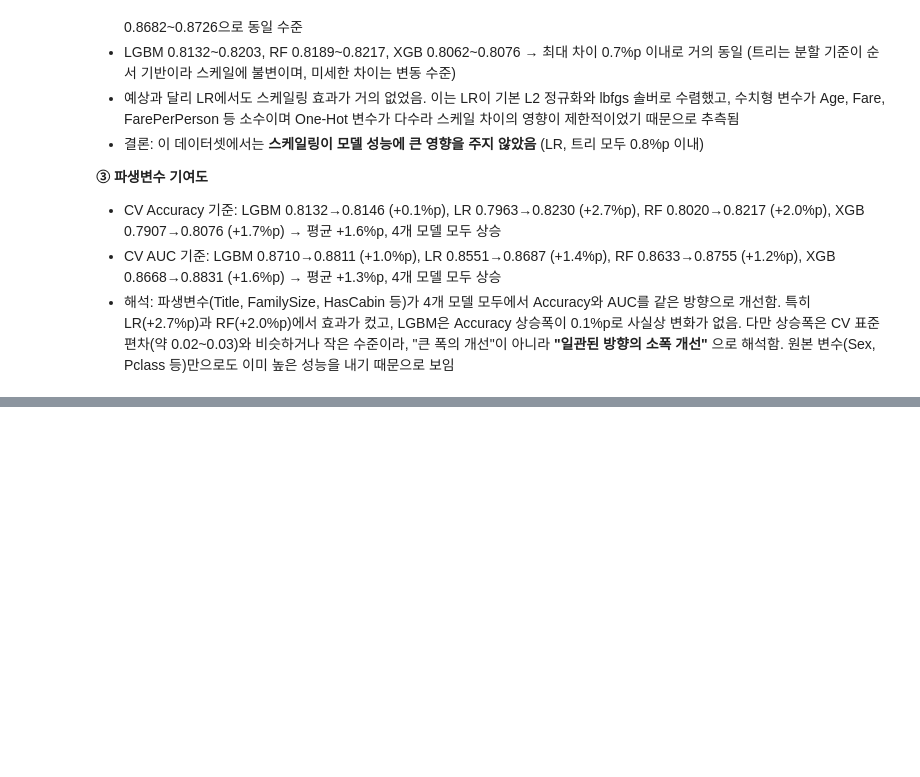
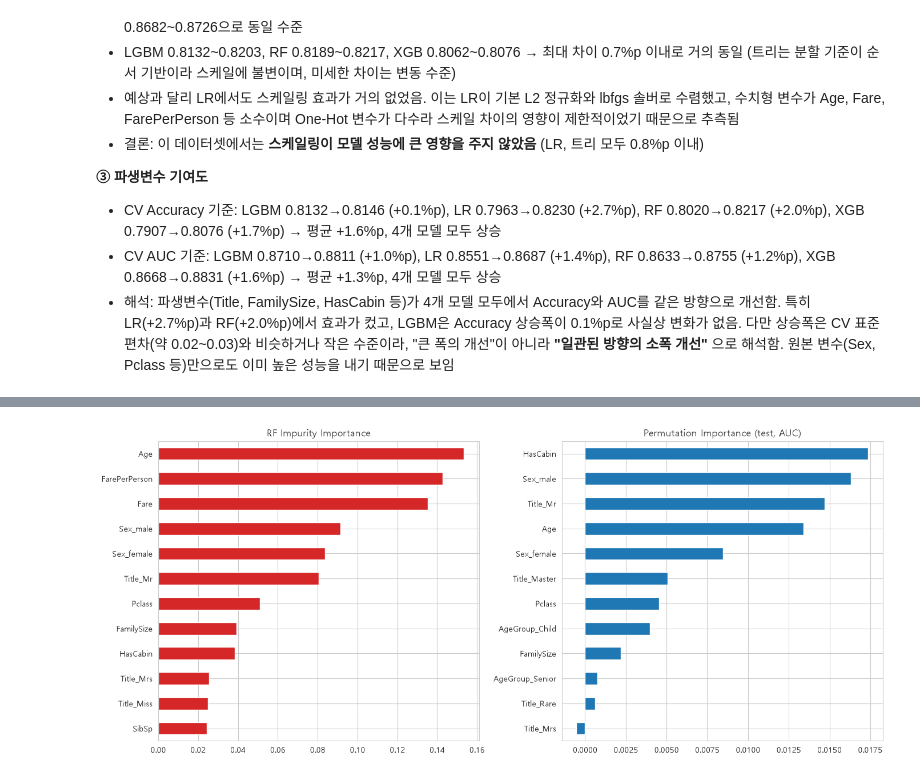
Before and after one commit to pckdou/Titanic, a Jupyter notebook: notebooks/titanic_fe.ipynb, the cells around one changed output, grey strips where cells are left out. Drawn from its saved outputs; the diff is of its cells as text; code cells hidden in the pictures; blank space fills up the shorter version.

```diff
--- a/notebooks/titanic_fe.ipynb
+++ b/notebooks/titanic_fe.ipynb
@@ -560,0 +622,16 @@ FE:있음  0.8811  0.8687  0.8755  0.8831
+# %%
+from sklearn.inspection import permutation_importance
+
+Xt_test = prep.transform(X_te_fe)
+perm = permutation_importance(rf, Xt_test, y_test, n_repeats=20,
+                              random_state=RANDOM_STATE, scoring="roc_auc")
+perm_s = pd.Series(perm.importances_mean, index=feature_names).sort_values(ascending=False)
+
+fig, axes = plt.subplots(1, 2, figsize=(14, 6))
+imp.head(12)[::-1].plot.barh(ax=axes[0], color="#d62728"); axes[0].set_title("RF Impurity Importance")
+perm_s.head(12)[::-1].plot.barh(ax=axes[1], color="#1f77b4"); axes[1].set_title("Permutation Importance (test, AUC)")
+plt.tight_layout()
+plt.savefig("../figures/10_importance_compare.png", dpi=150)
+plt.show()
+# %% [output]
+[figure, added]
```
Also changed, not shown: parts of 17 cells of this notebook, 13 other files.
